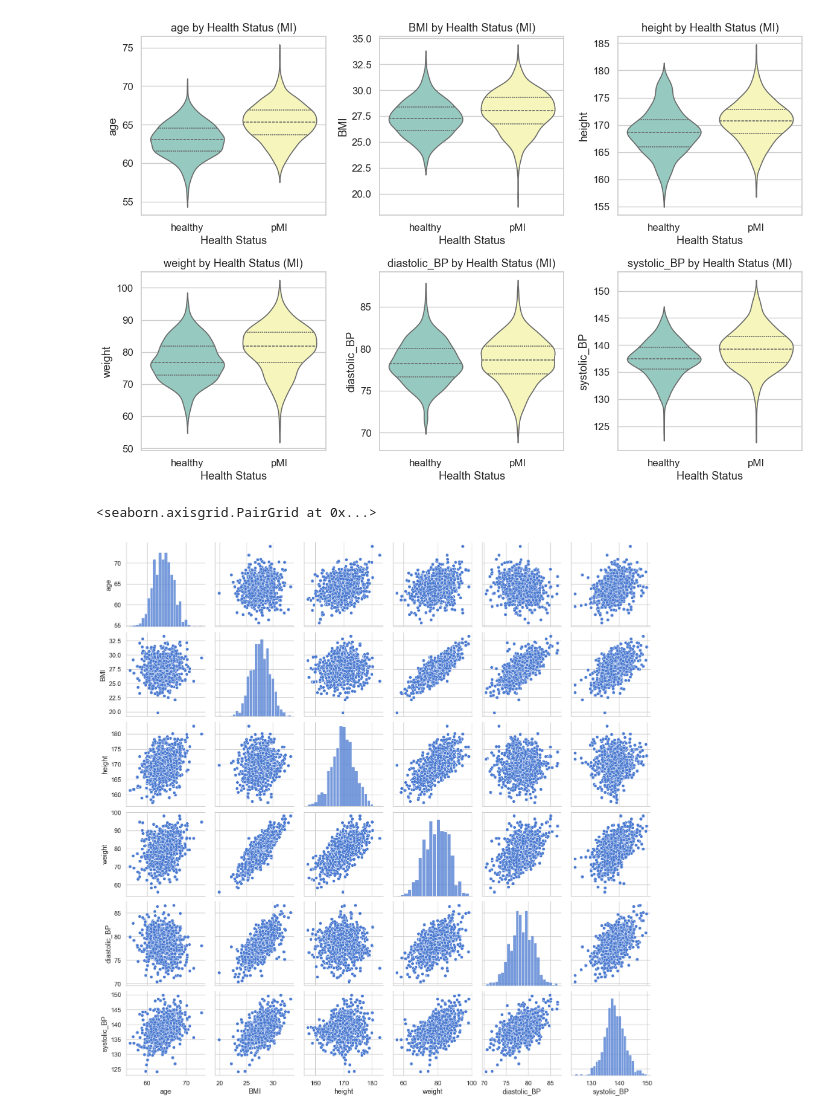
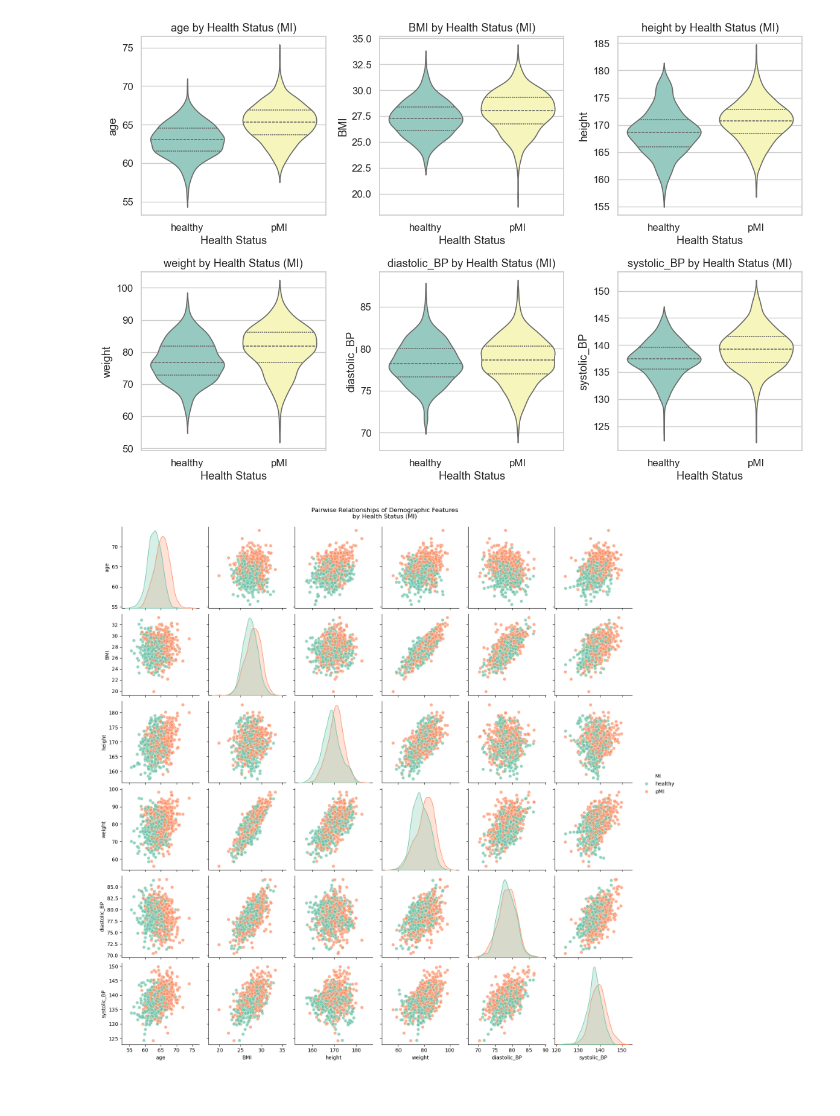
Before and after one commit to tobyokeefe/Myocardial-Prediction-Pipeline, a Jupyter notebook: notebooks/toby_demographic.ipynb, the cells around one changed output. Drawn from its saved outputs; the diff is of its cells as text; code cells hidden in the pictures.

Commit message:
pairwise observations

```diff
--- a/notebooks/toby_demographic.ipynb
+++ b/notebooks/toby_demographic.ipynb
@@ -138,11 +138,24 @@ plt.show()
 # %%
 import matplotlib.pyplot as plt
 import seaborn as sns
 import pandas as pd
 
-demographic_data = pd.read_csv("data/training_data/mixed_demographics.csv")
+demographic_data = pd.read_csv("/Users/tobyokeefe/git/Myocardial-Prediction-Pipeline/data/training_data/mixed_demographics.csv")
 
-sns.pairplot(demographic_data[['age', 'BMI', 'height', 'weight', 'diastolic_BP', 'systolic_BP']], )
+# Make sure 'MI' is treated as a category
+demographic_data['MI'] = demographic_data['MI'].astype('category')
+
+# Pairplot with grouping by health status
+sns.pairplot(
+    data=demographic_data,
+    vars=['age', 'BMI', 'height', 'weight', 'diastolic_BP', 'systolic_BP'],
+    hue='MI',              # Color by MI status
+    palette='Set2',        # Two clear colors (healthy vs MI)
+    diag_kind='kde',       # Use smooth density plots on the diagonal
+    plot_kws={'alpha': 0.7, 's': 40}  # Slight transparency and point size
+)
+
+plt.suptitle("Pairwise Relationships of Demographic Features\nby Health Status (MI)", y=1.02)
+plt.show()
 # %% [output]
-<seaborn.axisgrid.PairGrid at 0x...>
-[figure, old version]
+[figure, new version]
```
Also changed, not shown: parts of 1 cell of this notebook.
